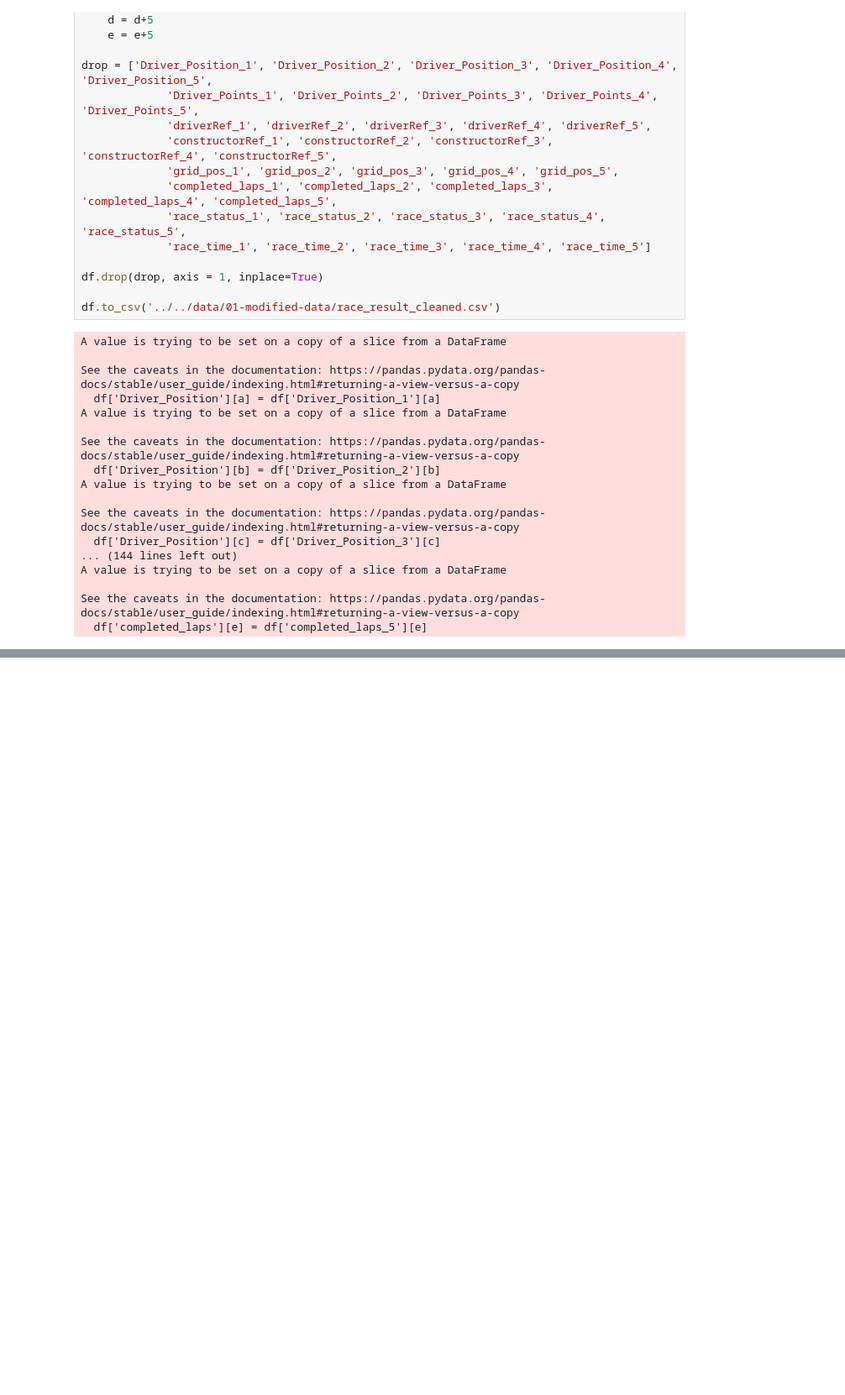
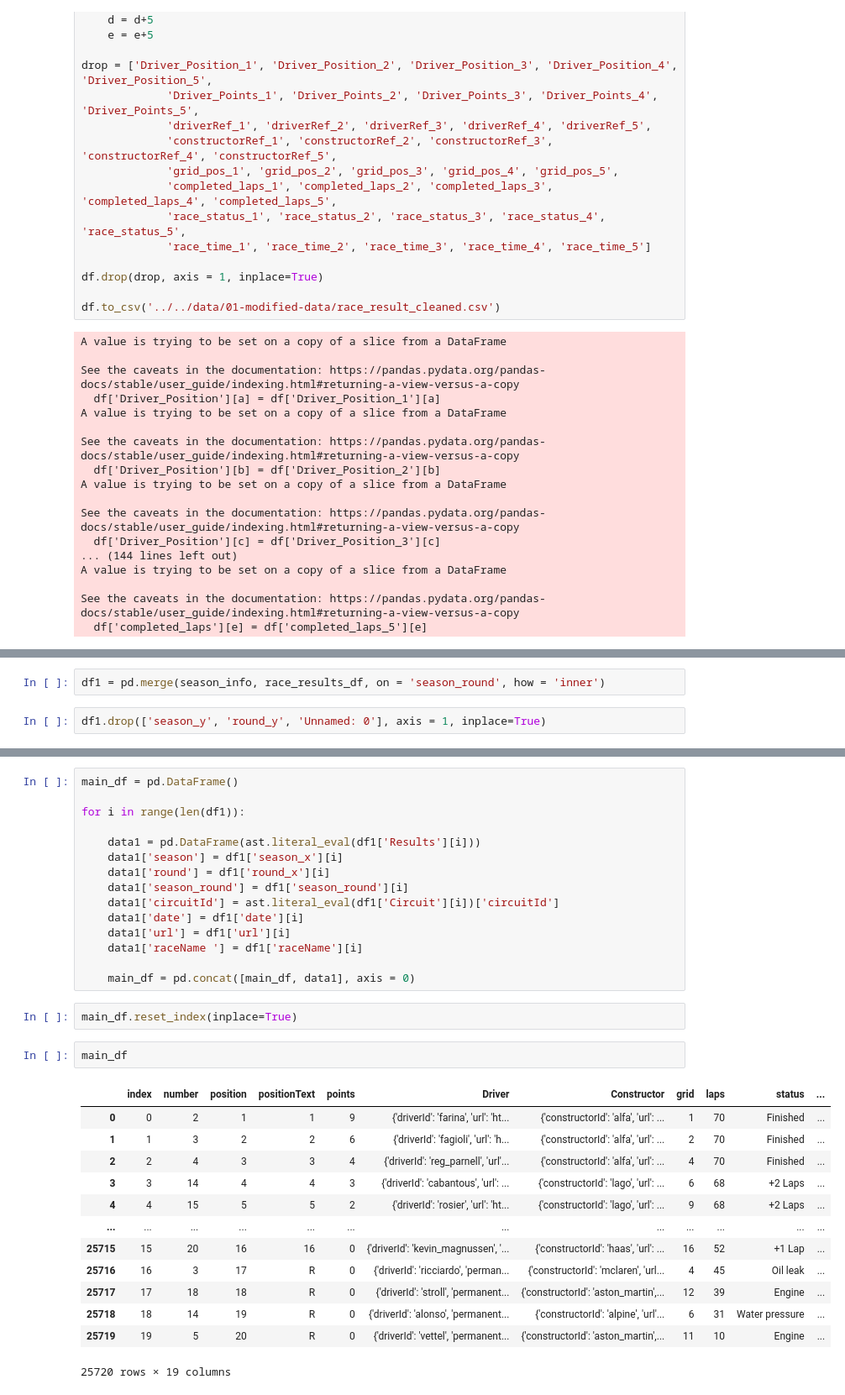
Before and after one commit to anly501/anly-501-project-rdr-190100, a Jupyter notebook: codes/02-data-cleaning/race_data_cleaning_fromR.ipynb, the cells around one changed output, grey strips where cells are left out. Shown at 84% size. Cells and saved outputs as stored; diff of their text form; blank space fills up the shorter version.

```diff
--- a/codes/02-data-cleaning/race_data_cleaning_fromR.ipynb
+++ b/codes/02-data-cleaning/race_data_cleaning_fromR.ipynb
@@ -97,0 +433,4 @@ See the caveats in the documentation: https://pandas.pydata.org/pandas-docs/stab
+# %%
+df1 = pd.merge(season_info, race_results_df, on = 'season_round', how = 'inner')
+# %%
+df1.drop(['season_y', 'round_y', 'Unnamed: 0'], axis = 1, inplace=True)
@@ -97,0 +453,33 @@ See the caveats in the documentation: https://pandas.pydata.org/pandas-docs/stab
+# %%
+main_df = pd.DataFrame()
+
+for i in range(len(df1)):
+
+    data1 = pd.DataFrame(ast.literal_eval(df1['Results'][i]))
+    data1['season'] = df1['season_x'][i]
+    data1['round'] = df1['round_x'][i]
+    data1['season_round'] = df1['season_round'][i]
+    data1['circuitId'] = ast.literal_eval(df1['Circuit'][i])['circuitId']
+    data1['date'] = df1['date'][i]
+    data1['url'] = df1['url'][i]
+    data1['raceName	'] = df1['raceName'][i]
+
+    main_df = pd.concat([main_df, data1], axis = 0)
+# %%
+main_df.reset_index(inplace=True)
+# %%
+main_df
+# %% [output]
+|  | index | number | position | positionText | points | Driver | Constructor | grid | laps | status | ... |
+| 0 | 0 | 2 | 1 | 1 | 9 | {'driverId': 'farina', 'url': 'ht... | {'constructorId': 'alfa', 'url': ... | 1 | 70 | Finished | ... |
+| 1 | 1 | 3 | 2 | 2 | 6 | {'driverId': 'fagioli', 'url': 'h... | {'constructorId': 'alfa', 'url': ... | 2 | 70 | Finished | ... |
+| 2 | 2 | 4 | 3 | 3 | 4 | {'driverId': 'reg_parnell', 'url'... | {'constructorId': 'alfa', 'url': ... | 4 | 70 | Finished | ... |
+| 3 | 3 | 14 | 4 | 4 | 3 | {'driverId': 'cabantous', 'url': ... | {'constructorId': 'lago', 'url': ... | 6 | 68 | +2 Laps | ... |
+| 4 | 4 | 15 | 5 | 5 | 2 | {'driverId': 'rosier', 'url': 'ht... | {'constructorId': 'lago', 'url': ... | 9 | 68 | +2 Laps | ... |
+| ... | ... | ... | ... | ... | ... | ... | ... | ... | ... | ... | ... |
+| 25715 | 15 | 20 | 16 | 16 | 0 | {'driverId': 'kevin_magnussen', '... | {'constructorId': 'haas', 'url': ... | 16 | 52 | +1 Lap | ... |
+| 25716 | 16 | 3 | 17 | R | 0 | {'driverId': 'ricciardo', 'perman... | {'constructorId': 'mclaren', 'url... | 4 | 45 | Oil leak | ... |
+| 25717 | 17 | 18 | 18 | R | 0 | {'driverId': 'stroll', 'permanent... | {'constructorId': 'aston_martin',... | 12 | 39 | Engine | ... |
+| 25718 | 18 | 14 | 19 | R | 0 | {'driverId': 'alonso', 'permanent... | {'constructorId': 'alpine', 'url'... | 6 | 31 | Water pressure | ... |
+| 25719 | 19 | 5 | 20 | R | 0 | {'driverId': 'vettel', 'permanent... | {'constructorId': 'aston_martin',... | 11 | 10 | Engine | ... |
+25720 rows × 19 columns
```
Also changed, not shown: parts of 84 cells of this notebook, 44 other files.
